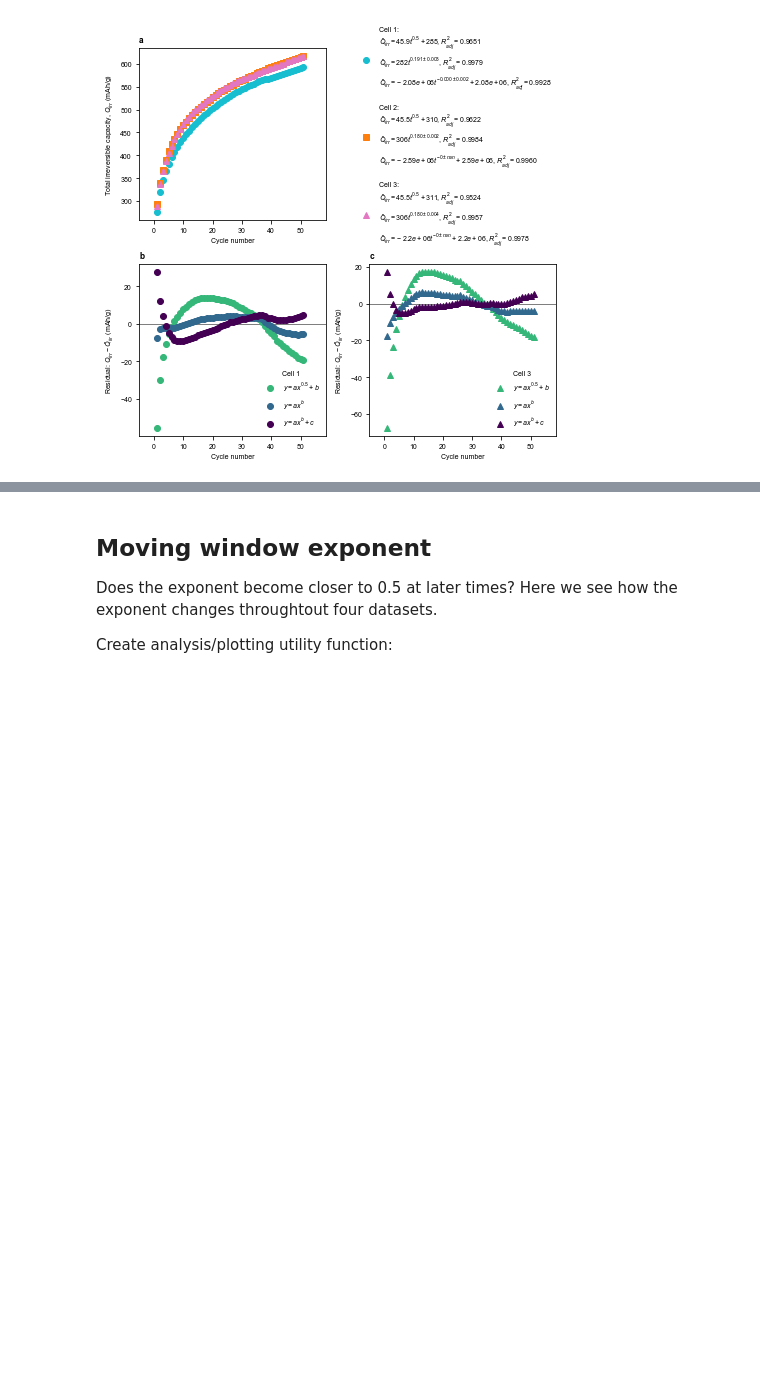
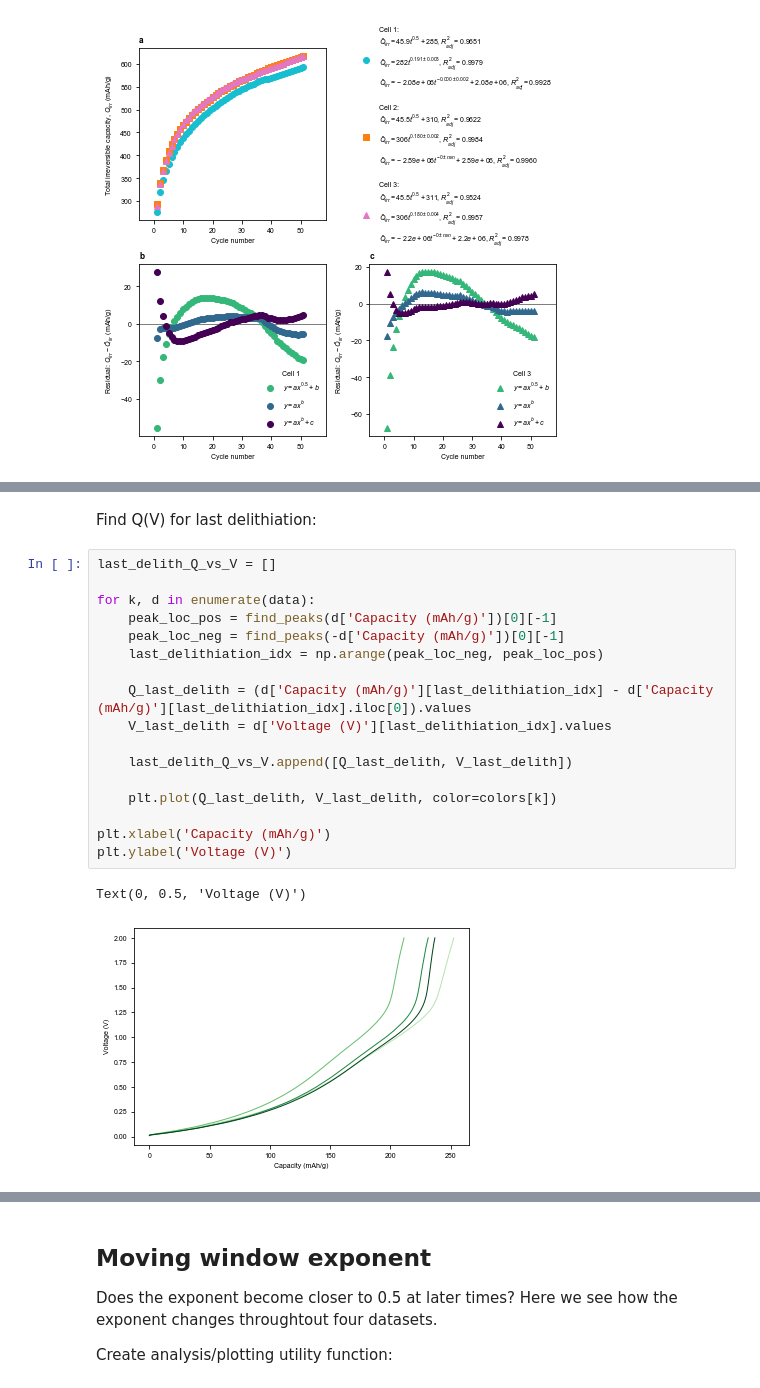
Before and after one commit to petermattia/SEI-growth-time-dependence, a Jupyter notebook: SEI time dependence.ipynb, the cells around one changed output, grey strips where cells are left out. Cells and saved outputs as stored; diff of their text form; blank space fills up the shorter version.

```diff
--- a/SEI time dependence.ipynb
+++ b/SEI time dependence.ipynb
@@ -677,0 +749,22 @@ x_max of dataset = 51.0
+# %% [markdown]
+Find Q(V) for last delithiation:
+# %%
+last_delith_Q_vs_V = []
+
+for k, d in enumerate(data):
+    peak_loc_pos = find_peaks(d['Capacity (mAh/g)'])[0][-1]
+    peak_loc_neg = find_peaks(-d['Capacity (mAh/g)'])[0][-1]
+    last_delithiation_idx = np.arange(peak_loc_neg, peak_loc_pos)
+
+    Q_last_delith = (d['Capacity (mAh/g)'][last_delithiation_idx] - d['Capacity (mAh/g)'][last_delithiation_idx].iloc[0]).values
+    V_last_delith = d['Voltage (V)'][last_delithiation_idx].values
+
+    last_delith_Q_vs_V.append([Q_last_delith, V_last_delith])
+
+    plt.plot(Q_last_delith, V_last_delith, color=colors[k])
+
+plt.xlabel('Capacity (mAh/g)')
+plt.ylabel('Voltage (V)')
+# %% [output]
+Text(0, 0.5, 'Voltage (V)')
+[figure, added]
```
Also changed, not shown: parts of 21 cells of this notebook, 10 other files.
